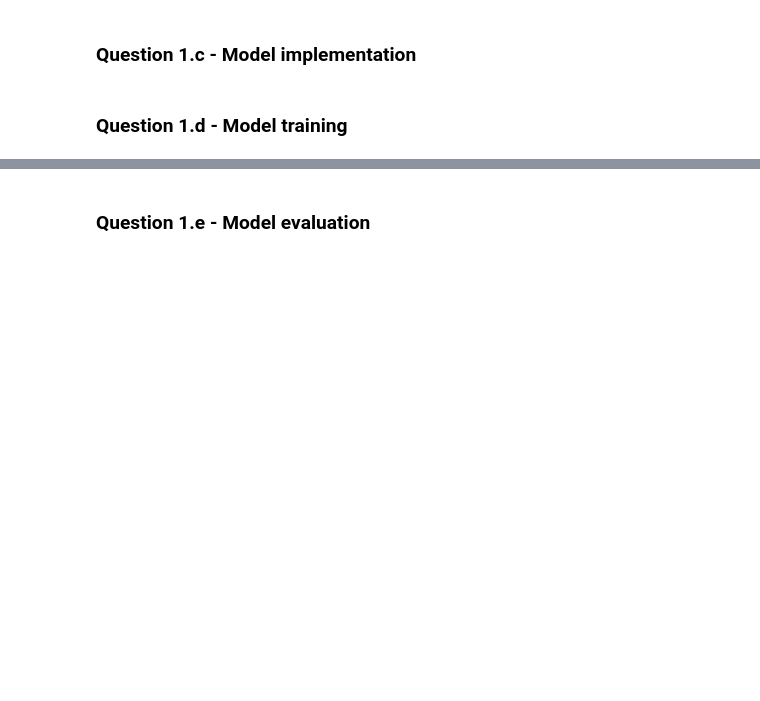
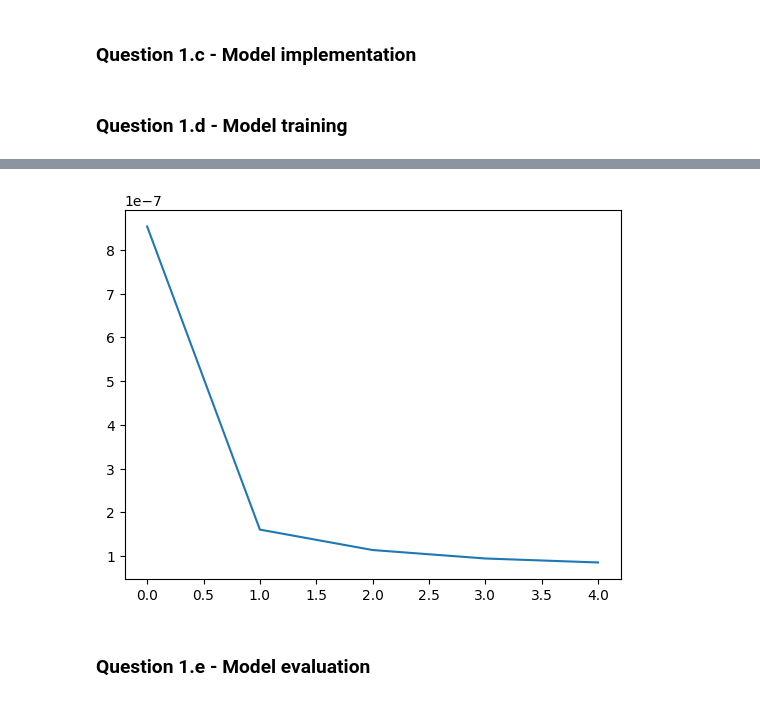
Before and after one commit to RamonKaspar/ML-in-Finance-and-Insurance, a Jupyter notebook: 03_Deep-Hedging/main.ipynb, the cells around one changed output, grey strips where cells are left out. Drawn from its saved outputs; the diff is of its cells as text; code cells hidden in the pictures; blank space fills up the shorter version.

```diff
--- a/03_Deep-Hedging/main.ipynb
+++ b/03_Deep-Hedging/main.ipynb
@@ -27,6 +139,20 @@ Check that $ S_t = s_0 \exp \left( \sigma W_t - \frac{1}{2} \sigma^2 t \right)$
 # %%
-# Implement the payoff function of a call option
+# Implement a function that returns the Black-Scholes price of a call option with given strike and maturity
+from scipy.stats import norm    # normal distribution
 
-# Implement a function that returns the Black-Scholes price of a call option with given strike and maturity
+def black_scholes_call_price(S_t, t, K, T, sigma, r=0) -> float:
+    """
+    Computes the Black-Scholes price for a European call option.
 
-# Train the model
+    Parameters:
+        S_t (float): Current asset price
+        t (float): Current time (in years)
+        K (float): Strike price
+        T (float): Time to maturity (in years)
+        sigma (float): Volatility
+        r (float): Risk-free interest rate. (we use 0)
+    """
+    d_plus = (1.0 / (sigma * np.sqrt(T - t))) * ((np.log(S_t / K) + (r + sigma ** 2 / 2.0) * (T - t)))
+    d_minus = d_plus - sigma * np.sqrt(T - t)
+    call_price = norm.cdf(d_plus) * S_t - norm.cdf(d_minus) * K * np.exp(-r * (T - t))
+    return call_price
@@ -33,3 +193,54 @@ Check that $ S_t = s_0 \exp \left( \sigma W_t - \frac{1}{2} \sigma^2 t \right)$
+# %%
+from tqdm import tqdm
+
+# Training Loop
+losses = []
+
+model.train()
+training_loop = tqdm(range(NUM_EPOCHS))
+for epoch in training_loop:
+    epoch_loss = 0.0
+    for batch_idx, batch in enumerate(train_loader):    # Number of batches = num_train / BATCH_SIZE
+        # print(f"Batch: {batch_idx+1}/{len(train_loader)}")
+        S_batch = batch[0].to(device)  # Shape: (batch_size, N+1)
+
+        # Forward pass: Compute hedging strategies H
+        H = model(S_batch)  # Shape: (batch_size, N)
+
+        # Compute delta_S: S_{t_{j+1}} - S_{t_j}
+        delta_S = S_batch[:, 1:] - S_batch[:, :-1]
+
+        # Compute hedging cost: sum_j H_{t_j} * delta_S_{t_j}
+        hedging_cost = torch.sum(H * delta_S, dim=1)  # Shape: (batch_size,)
+
+        # Compute the option payoff g(S_T) = max(S_T - K, 0)
+        g_of_S_T = call_option_payoff(S_T=S_batch[:, -1], K=1)  # Shape: (batch_size,)
+
+        # Compute hedging error (i.e., the loss)
+        tmp = torch.square(g_of_S_T - p - hedging_cost)
+        hedging_error = torch.mean(tmp)
+
+        # Backward pass and optimization
+        hedging_error.backward()
+        optimizer.step()
+        optimizer.zero_grad()
+
+        # Accumulate the loss
+        epoch_loss += hedging_error.detach().item()
+
+    # decrease learning rate according to scheduler's settings
+    scheduler.step()
+
+    # Average loss for the epoch
+    avg_epoch_loss = epoch_loss / num_train
+    losses.append(avg_epoch_loss)
+    training_loop.set_postfix(loss = avg_epoch_loss)
+
+# Plot the training loss
+plt.plot(losses, label='Training loss')
+plt.show()
+# %% [output]
+[figure, added]
 # %% [markdown]
 ### Question 1.e - Model evaluation
 # %%
```
Also changed, not shown: parts of 7 cells of this notebook.
